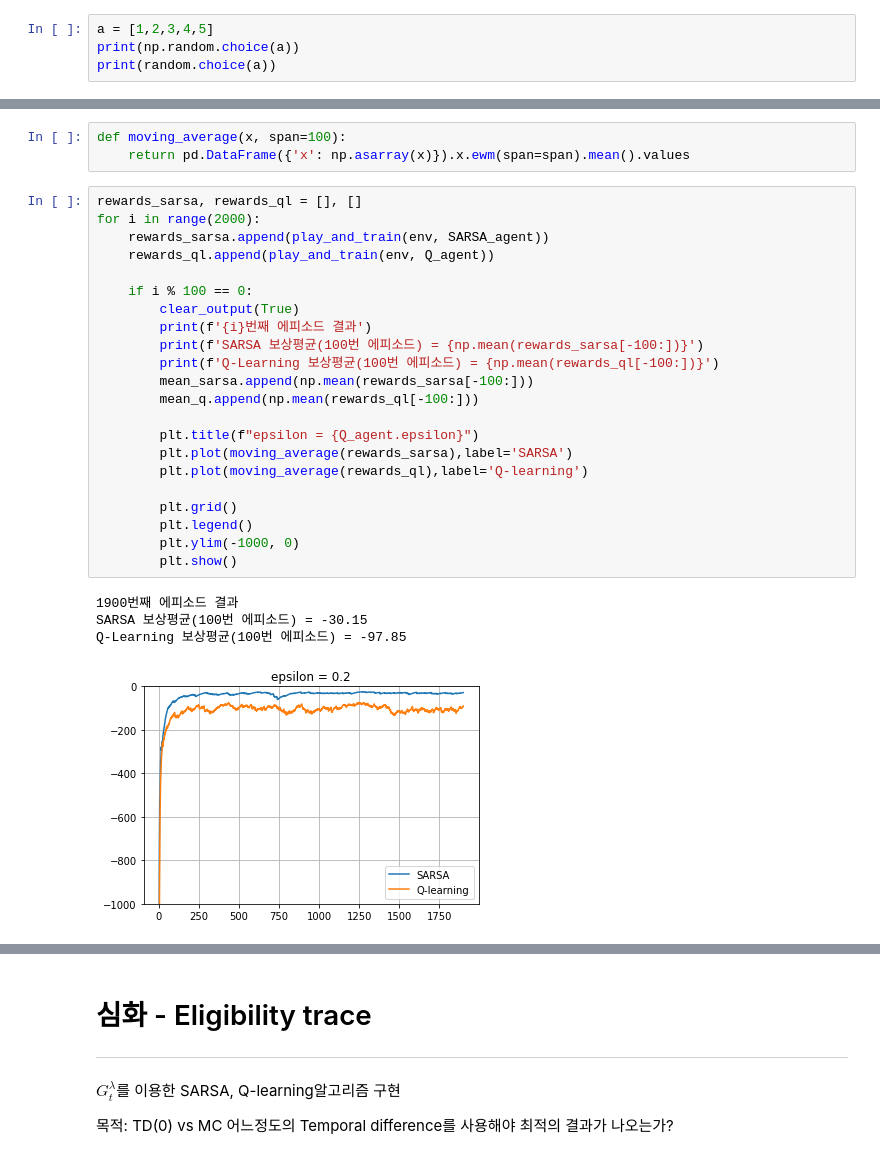
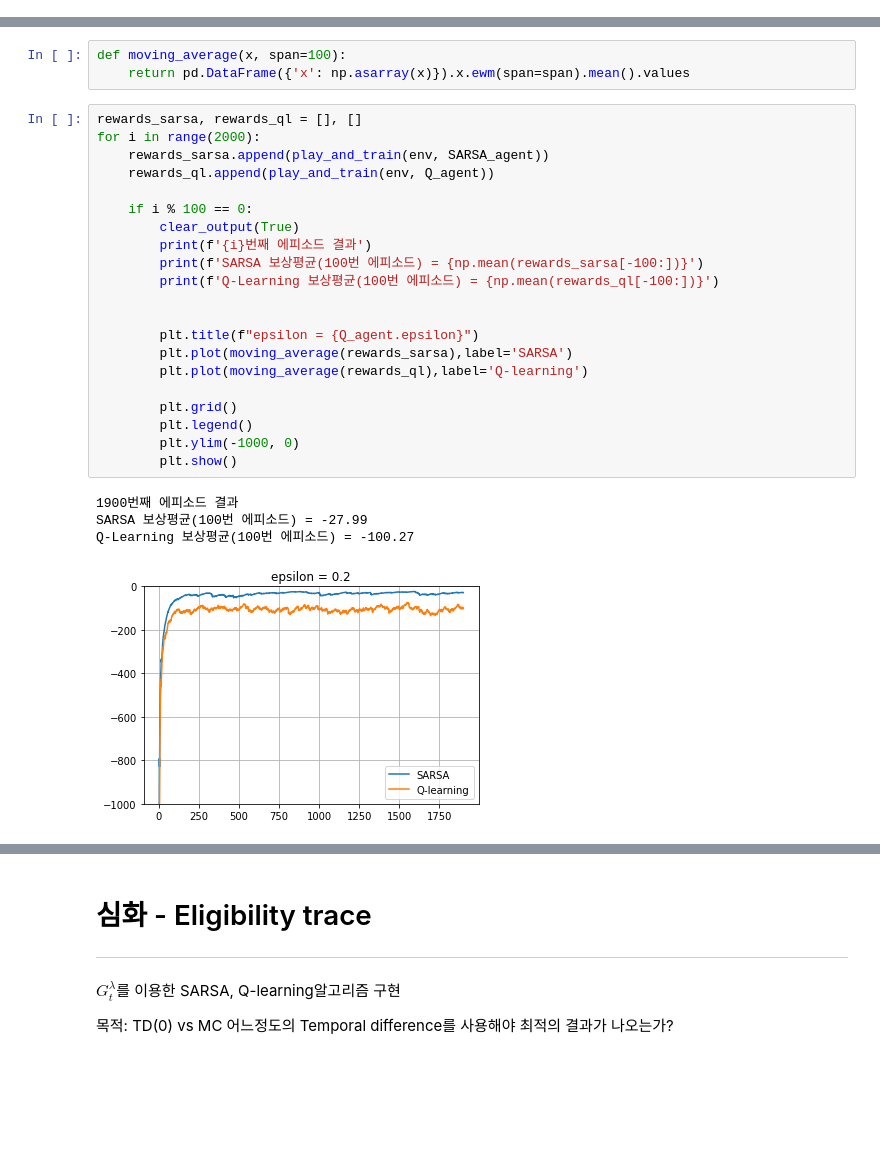
Before and after one commit to bjpublic/Reinforcement_learning, a Jupyter notebook: Chapter04/4장_절벽걷기_Qlearning_vs_SARSA.ipynb, the cells around one changed output, grey strips where cells are left out. Cells and saved outputs as stored; diff of their text form; blank space fills up the shorter version.

```diff
--- a/Chapter04/4장_절벽걷기_Qlearning_vs_SARSA.ipynb
+++ b/Chapter04/4장_절벽걷기_Qlearning_vs_SARSA.ipynb
@@ -8,7 +8,3 @@ import gym
 
 import pandas as pd
 import matplotlib.pyplot as plt
-# %%
-a = [1,2,3,4,5]
-print(np.random.choice(a))
-print(random.choice(a))
@@ -226,30 +219,29 @@ def moving_average(x, span=100):
 # %%
 rewards_sarsa, rewards_ql = [], []
 for i in range(2000):
     rewards_sarsa.append(play_and_train(env, SARSA_agent))
     rewards_ql.append(play_and_train(env, Q_agent))
 
     if i % 100 == 0:
         clear_output(True)
         print(f'{i}번째 에피소드 결과')
         print(f'SARSA 보상평균(100번 에피소드) = {np.mean(rewards_sarsa[-100:])}')
         print(f'Q-Learning 보상평균(100번 에피소드) = {np.mean(rewards_ql[-100:])}')
-        mean_sarsa.append(np.mean(rewards_sarsa[-100:]))
-        mean_q.append(np.mean(rewards_ql[-100:]))
+
 
         plt.title(f"epsilon = {Q_agent.epsilon}")
         plt.plot(moving_average(rewards_sarsa),label='SARSA')
         plt.plot(moving_average(rewards_ql),label='Q-learning')
 
         plt.grid()
         plt.legend()
         plt.ylim(-1000, 0)
         plt.show()
 # %% [output]
 1900번째 에피소드 결과
-SARSA 보상평균(100번 에피소드) = -30.15
-Q-Learning 보상평균(100번 에피소드) = -97.85
+SARSA 보상평균(100번 에피소드) = -27.99
+Q-Learning 보상평균(100번 에피소드) = -100.27
-[figure, old version]
+[figure, new version]
 # %%
 def drawing_policy(agent):
     '''
```
Also changed, not shown: parts of 10 cells of this notebook.
